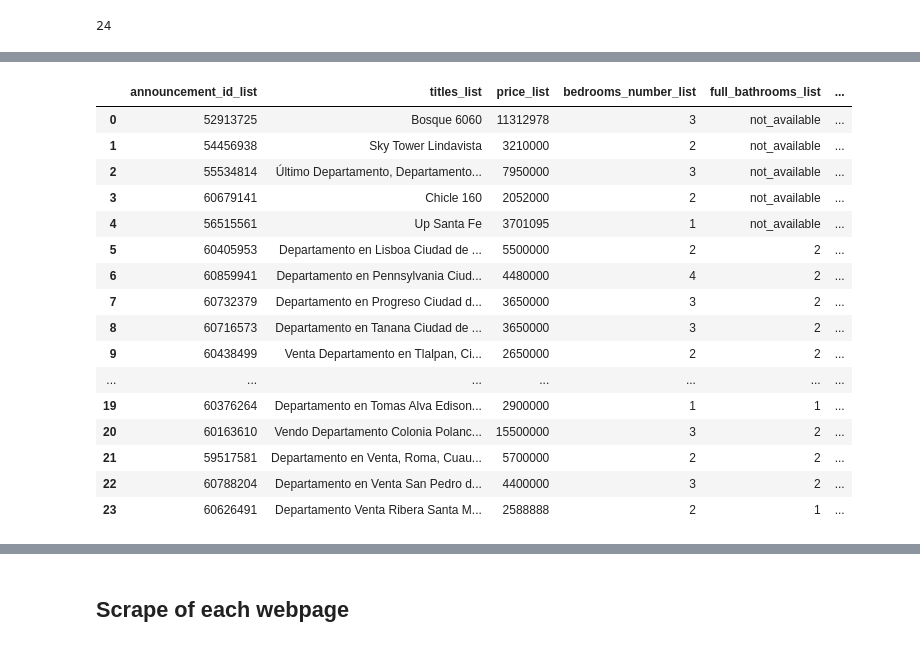
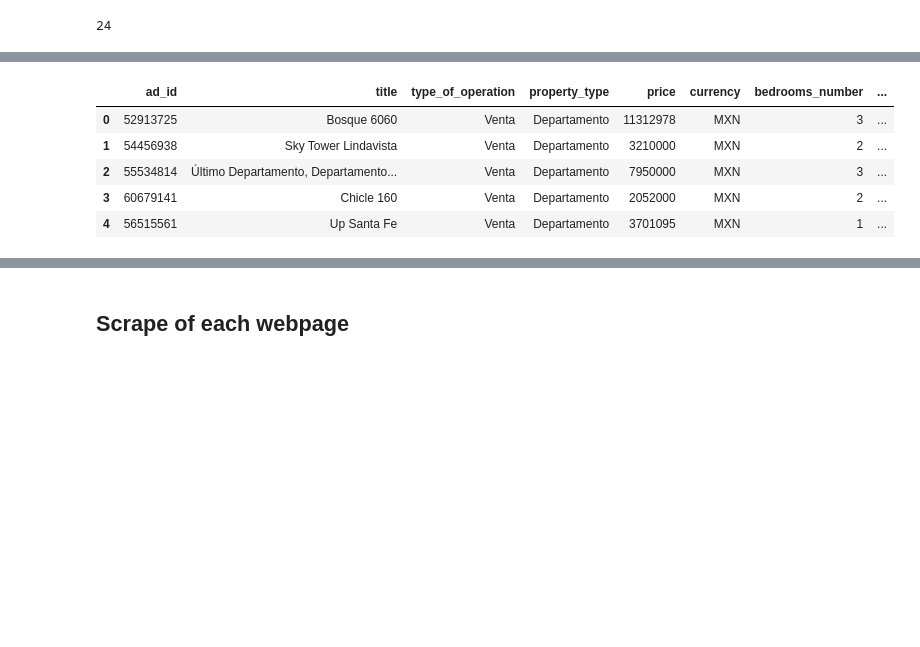
Before and after one commit to trezeget-1/meli_project, a Jupyter notebook: Inmuebles 24 - Scrape.ipynb, the cells around one changed output, grey strips where cells are left out. Cells and saved outputs as stored; diff of their text form; code cells hidden in the pictures; blank space fills up the shorter version.

```diff
--- a/Inmuebles 24 - Scrape.ipynb
+++ b/Inmuebles 24 - Scrape.ipynb
@@ -73,3 +73,15 @@ soup = bs(html, "html.parser")
 len(soup.find_all("div", class_ = "postingCard"))
 # %% [output]
 24
+# %%
+sub_soup = publications_list[0]
+
+real_state_agency = sub_soup.find_all("div", class_ = "publisherLogo")[0].a.img['src'].split("/")[-1]
+real_state_agency
+
+if real_state_agency == 'no-logo.svg':
+    real_state_agency = 'trato_directo'
+else:
+    real_state_agency = real_state_agency.replace('.jpg', '').replace('logo_', '')
+
+real_state_agency
@@ -179,28 +265,36 @@ for x in range(len(publications_list)):
-# %%
-pd.DataFrame({
-    'announcement_id_list': announcement_id_list,
-    'titles_list': titles_list,
-    'price_list': price_list,
-    'bedrooms_number_list': bedrooms_number_list,
-    'full_bathrooms_list': full_bathrooms_list,
-    'permalink_list': permalink_list,
-    'thumbnail_list': thumbnail_list,
-})
-# %% [output]
-|  | announcement_id_list | titles_list | price_list | bedrooms_number_list | full_bathrooms_list | ... |
-| 0 | 52913725 | Bosque 6060 | 11312978 | 3 | not_available | ... |
-| 1 | 54456938 | Sky Tower Lindavista | 3210000 | 2 | not_available | ... |
-| 2 | 55534814 | Último Departamento, Departamento... | 7950000 | 3 | not_available | ... |
-| 3 | 60679141 | Chicle 160 | 2052000 | 2 | not_available | ... |
-| 4 | 56515561 | Up Santa Fe | 3701095 | 1 | not_available | ... |
-| 5 | 60405953 | Departamento en Lisboa Ciudad de ... | 5500000 | 2 | 2 | ... |
-| 6 | 60859941 | Departamento en Pennsylvania Ciud... | 4480000 | 4 | 2 | ... |
-| 7 | 60732379 | Departamento en Progreso Ciudad d... | 3650000 | 3 | 2 | ... |
-| 8 | 60716573 | Departamento en Tanana Ciudad de ... | 3650000 | 3 | 2 | ... |
-| 9 | 60438499 | Venta Departamento en Tlalpan, Ci... | 2650000 | 2 | 2 | ... |
-| ... | ... | ... | ... | ... | ... | ... |
-| 19 | 60376264 | Departamento en Tomas Alva Edison... | 2900000 | 1 | 1 | ... |
-| 20 | 60163610 | Vendo Departamento Colonia Polanc... | 15500000 | 3 | 2 | ... |
-| 21 | 59517581 | Departamento en Venta, Roma, Cuau... | 5700000 | 2 | 2 | ... |
-| 22 | 60788204 | Departamento en Venta San Pedro d... | 4400000 | 3 | 2 | ... |
-| 23 | 60626491 | Departamento Venta Ribera Santa M... | 2588888 | 2 | 1 | ... |
+# %%
+properties_24_df = pd.DataFrame({
+    'ad_id': announcement_id_list,
+    'title': titles_list,
+    'type_of_operation': type_of_operation_list,
+    'property_type': property_type_list,
+    'price': price_list,
+    "currency" : currency_list,
+    'bedrooms_number': bedrooms_number_list,
+    'full_bathrooms_number': full_bathrooms_list,
+    'real_state_agency': real_state_agency_list,
+    'permalink': permalink_list,
+    'thumbnail': thumbnail_list,
+    'address_street': address_street_list,
+    'neighborhood': colonia_list,
+    'city': city_list,
+    'state': state_list,
+})
+
+
+
+
+
+
+
+
+
+
+properties_24_df.head()
+# %% [output]
+|  | ad_id | title | type_of_operation | property_type | price | currency | bedrooms_number | ... |
+| 0 | 52913725 | Bosque 6060 | Venta | Departamento | 11312978 | MXN | 3 | ... |
+| 1 | 54456938 | Sky Tower Lindavista | Venta | Departamento | 3210000 | MXN | 2 | ... |
+| 2 | 55534814 | Último Departamento, Departamento... | Venta | Departamento | 7950000 | MXN | 3 | ... |
+| 3 | 60679141 | Chicle 160 | Venta | Departamento | 2052000 | MXN | 2 | ... |
+| 4 | 56515561 | Up Santa Fe | Venta | Departamento | 3701095 | MXN | 1 | ... |
```
Also changed, not shown: parts of 8 cells of this notebook.
